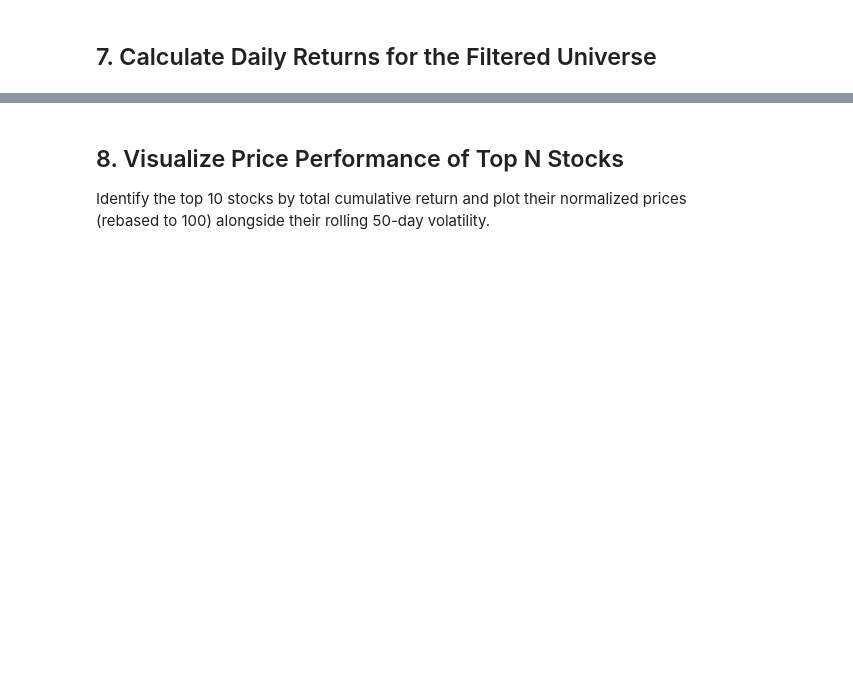
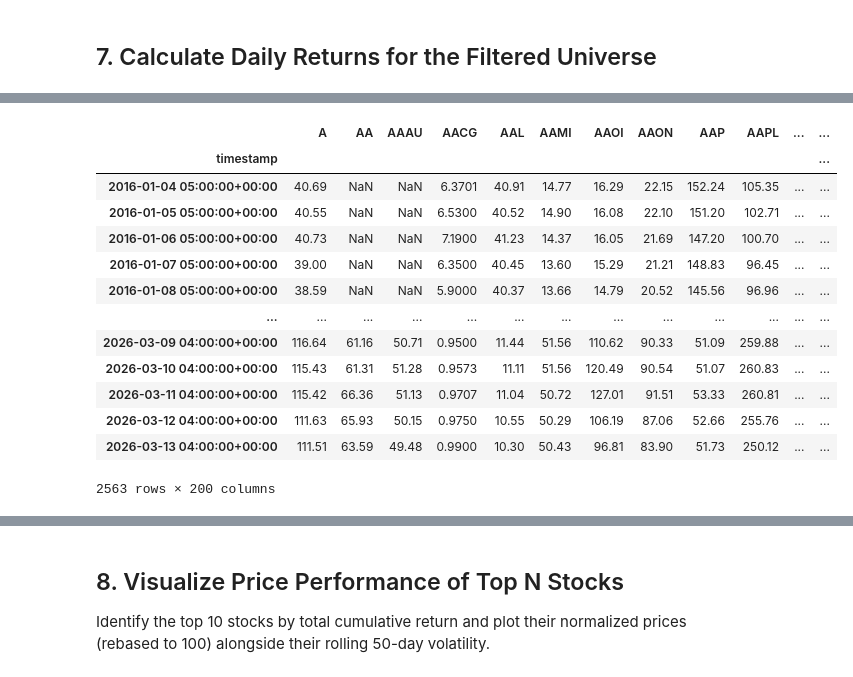
Before and after one commit to hdroegkamp/alpaca-trading-api, a Jupyter notebook: notebooks/eda_stock_analysis.ipynb, the cells around one changed output, grey strips where cells are left out. Saved outputs shown, nothing was run; the diff lists cells and outputs as text; code cells hidden in the pictures; blank space fills up the shorter version.

```diff
--- a/notebooks/eda_stock_analysis.ipynb
+++ b/notebooks/eda_stock_analysis.ipynb
@@ -128,10 +171,10 @@ for sym in stat_sample:
             continue
         summary_rows.append({
             "symbol": sym,
-            "mean_close": df["close"].mean(),
-            "median_close": df["close"].median(),
-            "total_volume": df["volume"].sum(),
-            "avg_daily_volume": df["volume"].mean(),
+            "mean_close": round(df["close"].mean(), 2),
+            "median_close": round(df["close"].median(), 2),
+            "total_volume": round(df["volume"].sum(), 2),
+            "avg_daily_volume": round(df["volume"].mean(), 2),
             "trading_days": len(df),
             "start_date": df.index.min(),
             "end_date": df.index.max(),
@@ -240,0 +329,17 @@ return_stats.sort_values("Mean Daily Return", ascending=False).head(20)
+# %%
+close_wide
+# %% [output]
+|  | A | AA | AAAU | AACG | AAL | AAMI | AAOI | AAON | AAP | AAPL | ... | ... |
+| timestamp |  |  |  |  |  |  |  |  |  |  |  | ... |
+| 2016-01-04 05:00:00+00:00 | 40.69 | NaN | NaN | 6.3701 | 40.91 | 14.77 | 16.29 | 22.15 | 152.24 | 105.35 | ... | ... |
+| 2016-01-05 05:00:00+00:00 | 40.55 | NaN | NaN | 6.5300 | 40.52 | 14.90 | 16.08 | 22.10 | 151.20 | 102.71 | ... | ... |
+| 2016-01-06 05:00:00+00:00 | 40.73 | NaN | NaN | 7.1900 | 41.23 | 14.37 | 16.05 | 21.69 | 147.20 | 100.70 | ... | ... |
+| 2016-01-07 05:00:00+00:00 | 39.00 | NaN | NaN | 6.3500 | 40.45 | 13.60 | 15.29 | 21.21 | 148.83 | 96.45 | ... | ... |
+| 2016-01-08 05:00:00+00:00 | 38.59 | NaN | NaN | 5.9000 | 40.37 | 13.66 | 14.79 | 20.52 | 145.56 | 96.96 | ... | ... |
+| ... | ... | ... | ... | ... | ... | ... | ... | ... | ... | ... | ... | ... |
+| 2026-03-09 04:00:00+00:00 | 116.64 | 61.16 | 50.71 | 0.9500 | 11.44 | 51.56 | 110.62 | 90.33 | 51.09 | 259.88 | ... | ... |
+| 2026-03-10 04:00:00+00:00 | 115.43 | 61.31 | 51.28 | 0.9573 | 11.11 | 51.56 | 120.49 | 90.54 | 51.07 | 260.83 | ... | ... |
+| 2026-03-11 04:00:00+00:00 | 115.42 | 66.36 | 51.13 | 0.9707 | 11.04 | 50.72 | 127.01 | 91.51 | 53.33 | 260.81 | ... | ... |
+| 2026-03-12 04:00:00+00:00 | 111.63 | 65.93 | 50.15 | 0.9750 | 10.55 | 50.29 | 106.19 | 87.06 | 52.66 | 255.76 | ... | ... |
+| 2026-03-13 04:00:00+00:00 | 111.51 | 63.59 | 49.48 | 0.9900 | 10.30 | 50.43 | 96.81 | 83.90 | 51.73 | 250.12 | ... | ... |
+2563 rows × 200 columns
```
Also changed, not shown: parts of 14 cells of this notebook, 11 other files.
